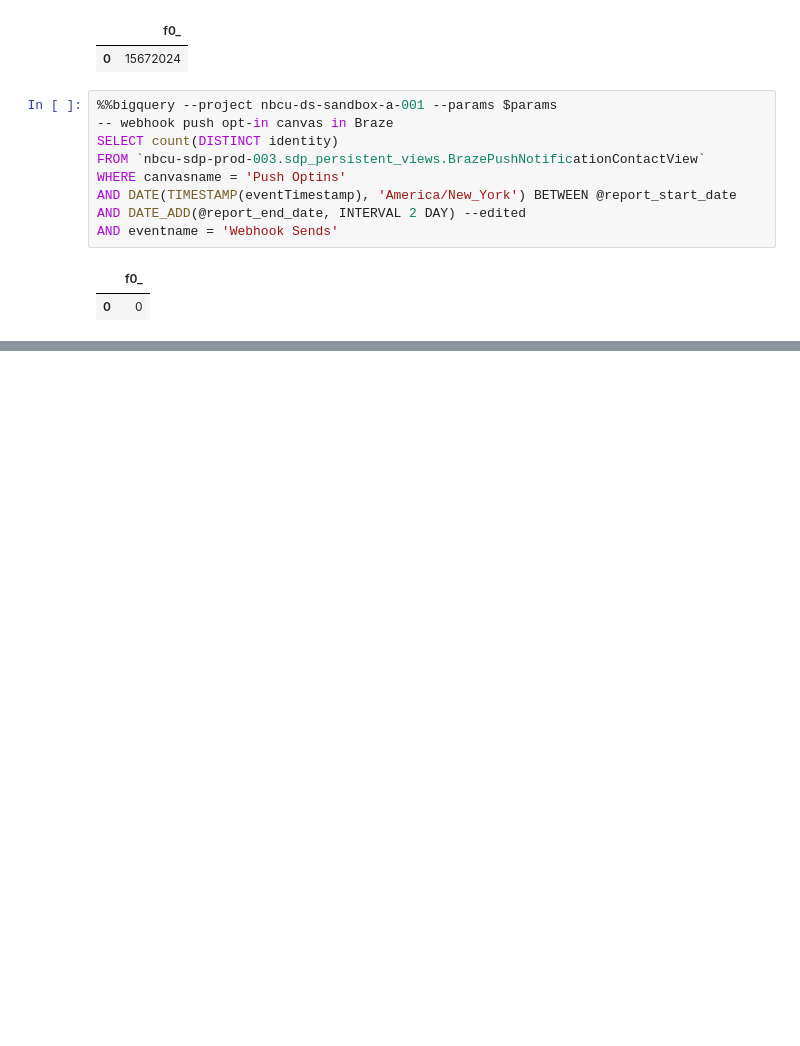
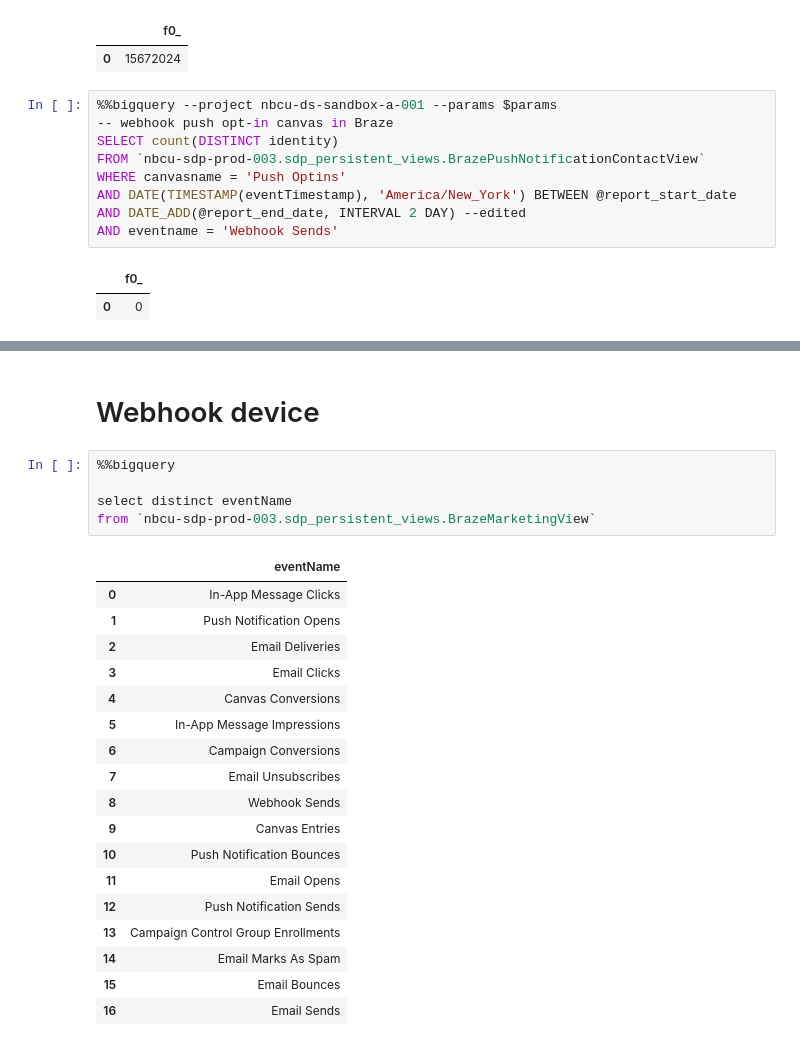
Before and after one commit to sandersli-nbc/CRM-Dashboard, a Jupyter notebook: test.ipynb, the cells around one changed output, grey strips where cells are left out. Drawn from its saved outputs; the diff is of its cells as text; blank space fills up the shorter version.

```diff
--- a/test.ipynb
+++ b/test.ipynb
@@ -1591,0 +1639,26 @@ AND eventname = 'Webhook Sends'
+# %% [markdown]
+# Webhook device
+# %%
+%%bigquery
+
+select distinct eventName
+from `nbcu-sdp-prod-003.sdp_persistent_views.BrazeMarketingView`
+# %% [output]
+|  | eventName |
+| 0 | In-App Message Clicks |
+| 1 | Push Notification Opens |
+| 2 | Email Deliveries |
+| 3 | Email Clicks |
+| 4 | Canvas Conversions |
+| 5 | In-App Message Impressions |
+| 6 | Campaign Conversions |
+| 7 | Email Unsubscribes |
+| 8 | Webhook Sends |
+| 9 | Canvas Entries |
+| 10 | Push Notification Bounces |
+| 11 | Email Opens |
+| 12 | Push Notification Sends |
+| 13 | Campaign Control Group Enrollments |
+| 14 | Email Marks As Spam |
+| 15 | Email Bounces |
+| 16 | Email Sends |
```
Also changed, not shown: parts of 8 cells of this notebook, 26 other files.
